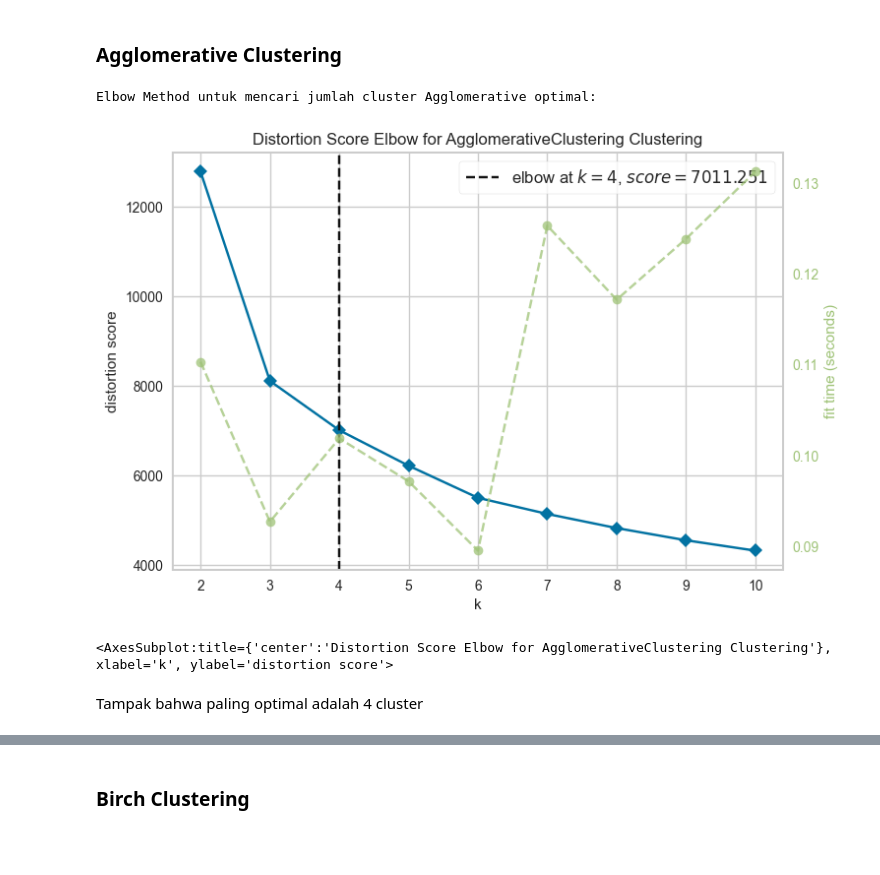
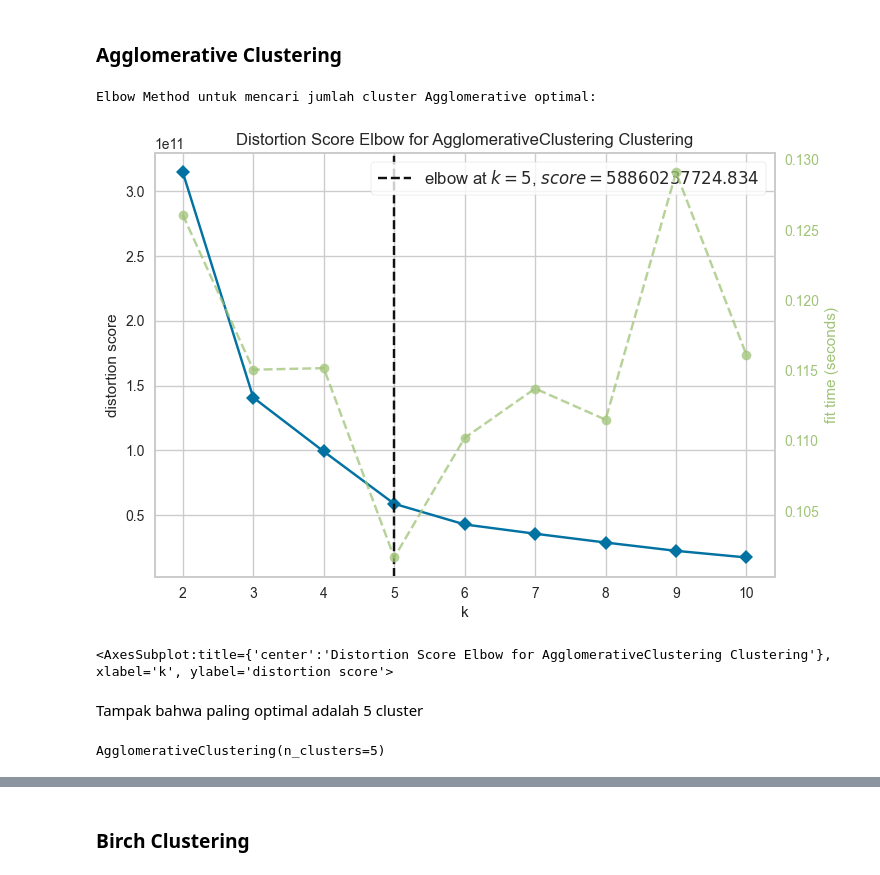
Before and after one commit to NandoAACF/Customer-Personality-Clustering, a Jupyter notebook: Notebook_Modelling.ipynb, the cells around one changed output, grey strips where cells are left out. Cells and saved outputs as stored; diff of their text form; code cells hidden in the pictures; blank space fills up the shorter version.

```diff
--- a/Notebook_Modelling.ipynb
+++ b/Notebook_Modelling.ipynb
@@ -222,7 +223,7 @@ Ada outlier pada kolom Age
 Membuang outlier tersebut
 # %%
 df = df[df['Age'] < 100]
-df = df[df['Income'] < 600000]
+df = df[df['Income'] < 150000]
 # %% [markdown]
 ## **Data Preprocessing**
 Encode kolom yang memiliki tipe data object
@@ -304,3 +240,9 @@ Artinya, 4 cluster adalah jumlah cluster paling optimal
 # %% [markdown]
 ## **Model Clustering**
 ### **KMeans Clustering**
+# %%
+# Mencari jumlah cluster paling optimal untuk KMeans
+print('Elbow Method untuk mencari jumlah cluster optimal:')
+Elbow_M = KElbowVisualizer(KMeans(), k=10)
+Elbow_M.fit(df)
+Elbow_M.show()
@@ -307,5 +255,3 @@ Artinya, 4 cluster adalah jumlah cluster paling optimal
 # %%
 kmeans = KMeans(n_clusters=4, random_state=0)
-kmeans = kmeans.fit_predict(df_pca)
-
-df['Cluster'] = kmeans
+kmeans.fit(df)
@@ -312,3 +263,6 @@ df['Cluster'] = kmeans
+# %%
+kmeans = kmeans.predict(df)
+df['Cluster'] = kmeans
 # %%
 pl = sns.scatterplot(data = df,x=df["Total_Spent"], y=df["Income"],hue=df["Cluster"], palette="Set1")
 pl.set_title("Profil Cluster Berdasarkan Total Spent dan Income")
@@ -376,12 +335,17 @@ Cluster 3:
 # %%
 # Mencari jumlah cluster paling optimal untuk agglomerative clustering
 print('Elbow Method untuk mencari jumlah cluster Agglomerative optimal:')
 Elbow_M = KElbowVisualizer(AgglomerativeClustering(), k=10)
-Elbow_M.fit(df_pca)
+Elbow_M.fit(df)
 Elbow_M.show()
 # %% [output]
 Elbow Method untuk mencari jumlah cluster Agglomerative optimal:
-[figure, old version]
+[figure, new version]
 <AxesSubplot:title={'center':'Distortion Score Elbow for AgglomerativeClustering Clustering'}, xlabel='k', ylabel='distortion score'>
 # %% [markdown]
-Tampak bahwa paling optimal adalah 4 cluster
+Tampak bahwa paling optimal adalah 5 cluster
+# %%
+ac = AgglomerativeClustering(n_clusters=5)
+ac.fit(df)
+# %% [output]
+AgglomerativeClustering(n_clusters=5)
```
Also changed, not shown: parts of 43 cells of this notebook, 3 other files.
